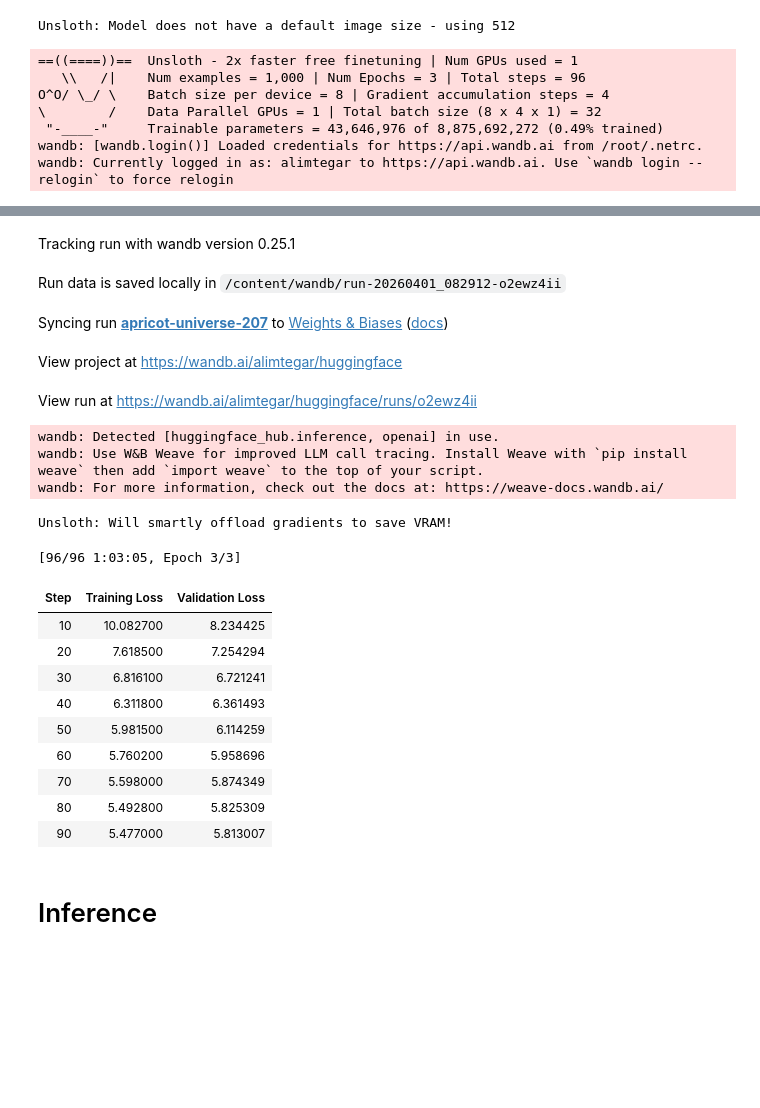
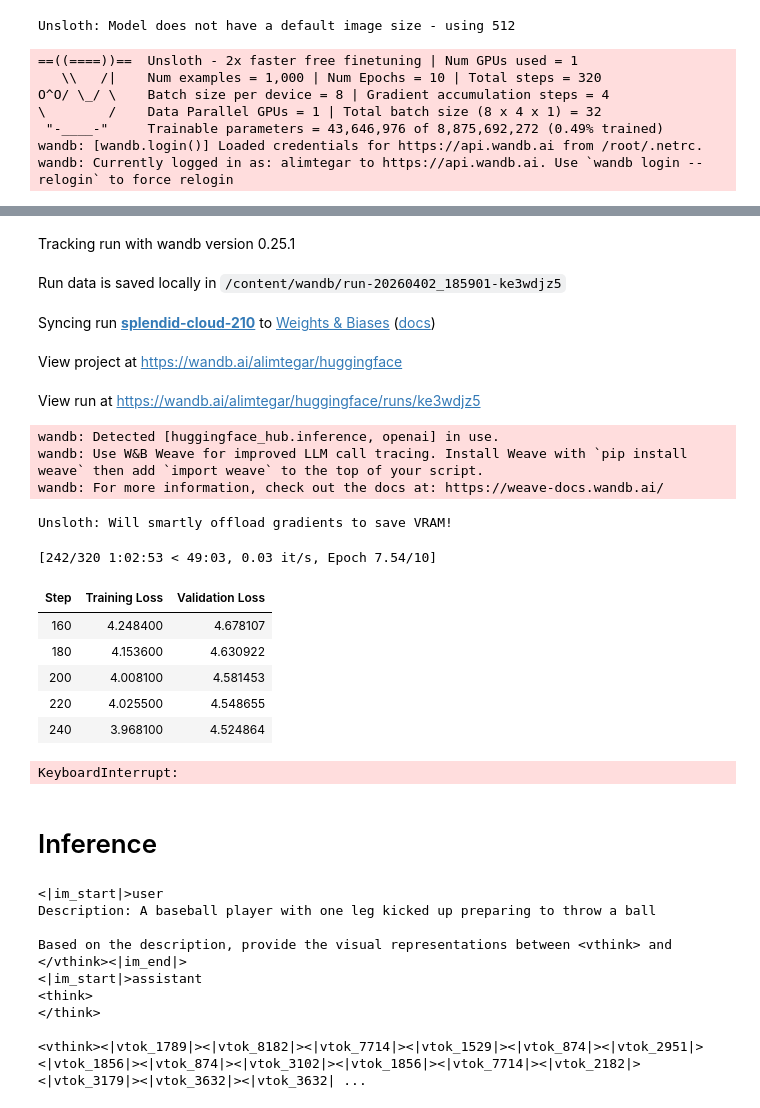
Before and after one commit to alxxtexxr/BVIR, a Jupyter notebook: sft.ipynb, the cells around one changed output, grey strips where cells are left out. Cells and saved outputs as stored; diff of their text form; code cells hidden in the pictures; blank space fills up the shorter version.

Commit message:
SFT for 7 epochs

```diff
--- a/sft.ipynb
+++ b/sft.ipynb
@@ -154,7 +156,7 @@ os.environ['PYTORCH_CUDA_ALLOC_CONF'] = ''
 # Model
 # %%
 model, tokenizer = FastVisionModel.from_pretrained(
-    model_name = MODEL_ID,
+    model_name = model_name,
     load_in_4bit = True, # Use 4bit to reduce memory use. False for 16-bit LoRA.
     use_gradient_checkpointing = 'unsloth', # True or 'unsloth' for long context
     # use_gradient_checkpointing = False,
@@ -231,19 +240,24 @@ Dataset({
     num_rows: 125
 })
 # %%
+VTHINK_START = "<vthink>"
+VTHINK_END = "</vthink>"
+
 def convert_to_conversation(sample):
     conversation = [
         {
             "role": "user",
             "content" : [
-                {"type" : "text",  "text"  : sample['caption']},
+                {
+                    "type" : "text",
+                    "text": f"Description: {sample['caption']}\n\nBased on the description, provide the visual representations between {VTHINK_START} and {VTHINK_END}"},
                 # {"type" : "image", "image" : sample["image"]},
             ],
         },
         {
             "role" : "assistant",
             "content" : [
-                {"type" : "text",  "text"  : sample["image_serialized"]},
+                {"type" : "text",  "text"  : f"<vthink>{sample['image_serialized']}</vthink>"},
             ],
         },
     ]
@@ -266,7 +280,7 @@ Validation dataset sample:
 FastVisionModel.for_inference(model) # Enable for inference!
 
 image = None
-instruction = "Several slices of bread with side salads on a table."
+instruction = val_dataset[0]['messages'][0]['content'][0]['text']
 
 messages = [
     {"role": "user", "content": [
@@ -300,6 +315,8 @@ Here’s a vivid description of the scene:
 # %% [markdown]
 # Training
 # %%
+from transformers import EarlyStoppingCallback
+
 from unsloth.trainer import UnslothVisionDataCollator
 from trl import SFTTrainer, SFTConfig
 
@@ -308,7 +325,7 @@ FastVisionModel.for_training(model) # Enable for training!
 trainer = SFTTrainer(
     model = model,
     tokenizer = tokenizer,
-    data_collator = UnslothVisionDataCollator(model, tokenizer), # Must use!
+    data_collator = UnslothVisionDataCollator(model, tokenizer),
     train_dataset = train_dataset,
     eval_dataset = val_dataset,
     args = SFTConfig(
@@ -319,7 +336,7 @@ trainer = SFTTrainer(
         gradient_accumulation_steps = 4,
 
         # max_steps = 50, # For testing
-        num_train_epochs = 3, # Set this instead of max_steps for full training runs
+        num_train_epochs = 10, # Set this instead of max_steps for full training runs
         warmup_ratio=0.05,
         # warmup_steps = 5,
         learning_rate = 2e-4,
@@ -330,7 +347,7 @@ trainer = SFTTrainer(
 
         # Validation arguments
         eval_strategy='steps',
-        eval_steps=10,
+        eval_steps=20,
 
         # Logging arguments
         logging_strategy='steps',
@@ -347,12 +364,13 @@ trainer = SFTTrainer(
         # With load_best_model_at_end=True, your save_strategy will be ignored and default to eval_strategy.
         # So you will find one checkpoint at the end of each epoch.
         # https://discuss.huggingface.co/t/trainer-not-saving-after-save-steps/5464
-        # load_best_model_at_end=True,
+        load_best_model_at_end=True,
+        metric_for_best_model = "eval_loss",
+        greater_is_better = False,
 
         output_dir=project_name,
         hub_model_id=hub_model_id,
         push_to_hub=True,
-
         hub_strategy='all_checkpoints',
         hub_always_push=True,
 
@@ -362,47 +380,50 @@ trainer = SFTTrainer(
         dataset_kwargs = {"skip_prepare_dataset": True},
         max_length = 1024,
     ),
+    callbacks = [
+        EarlyStoppingCallback(
+            early_stopping_patience = 2,
+            early_stopping_threshold = 0.001,
+        )
+    ]
 )
 # %% [output]
 Unsloth: Model does not have a default image size - using 512
 # %%
-trainer_stats = trainer.train()
+trainer_stats = trainer.train(resume_from_checkpoint=resume_from_checkpoint)
 # %% [output]
 ==((====))==  Unsloth - 2x faster free finetuning | Num GPUs used = 1
-   \\   /|    Num examples = 1,000 | Num Epochs = 3 | Total steps = 96
+   \\   /|    Num examples = 1,000 | Num Epochs = 10 | Total steps = 320
 O^O/ \_/ \    Batch size per device = 8 | Gradient accumulation steps = 4
 \        /    Data Parallel GPUs = 1 | Total batch size (8 x 4 x 1) = 32
  "-____-"     Trainable parameters = 43,646,976 of 8,875,692,272 (0.49% trained)
 wandb: [wandb.login()] Loaded credentials for https://api.wandb.ai from /root/.netrc.
 wandb: Currently logged in as: alimtegar to https://api.wandb.ai. Use `wandb login --relogin` to force relogin
 [interactive output not drawn]
 Tracking run with wandb version 0.25.1
-Run data is saved locally in /content/wandb/run-20260401_082912-o2ewz4ii
+Run data is saved locally in /content/wandb/run-20260402_185901-ke3wdjz5
-Syncing run apricot-universe-207 to Weights & Biases (docs)
+Syncing run splendid-cloud-210 to Weights & Biases (docs)
 View project at https://wandb.ai/alimtegar/huggingface
-View run at https://wandb.ai/alimtegar/huggingface/runs/o2ewz4ii
+View run at https://wandb.ai/alimtegar/huggingface/runs/ke3wdjz5
 wandb: Detected [huggingface_hub.inference, openai] in use.
 wandb: Use W&B Weave for improved LLM call tracing. Install Weave with `pip install weave` then add `import weave` to the top of your script.
 wandb: For more information, check out the docs at: https://weave-docs.wandb.ai/
 Unsloth: Will smartly offload gradients to save VRAM!
-[96/96 1:03:05, Epoch 3/3]
+[242/320 1:02:53 < 49:03, 0.03 it/s, Epoch 7.54/10]
 | Step | Training Loss | Validation Loss |
-| 10 | 10.082700 | 8.234425 |
-| 20 | 7.618500 | 7.254294 |
-| 30 | 6.816100 | 6.721241 |
-| 40 | 6.311800 | 6.361493 |
-| 50 | 5.981500 | 6.114259 |
-| 60 | 5.760200 | 5.958696 |
-| 70 | 5.598000 | 5.874349 |
-| 80 | 5.492800 | 5.825309 |
-| 90 | 5.477000 | 5.813007 |
+| 160 | 4.248400 | 4.678107 |
+| 180 | 4.153600 | 4.630922 |
+| 200 | 4.008100 | 4.581453 |
+| 220 | 4.025500 | 4.548655 |
+| 240 | 3.968100 | 4.524864 |
+KeyboardInterrupt:
 # %% [markdown]
 # Inference
 # %%
 FastVisionModel.for_inference(model) # Enable for inference!
 
 image = None
-instruction = "Several slices of bread with side salads on a table."
+instruction = val_dataset[0]['messages'][0]['content'][0]['text']
 
 messages = [
     {"role": "user", "content": [
@@ -417,3 +438,20 @@ inputs = tokenizer(
     add_special_tokens = False,
     return_tensors = "pt",
 ).to("cuda")
+
+from transformers import TextStreamer
+text_streamer = TextStreamer(tokenizer, skip_prompt = False)
+outputs = model.generate(**inputs,
+                   streamer = text_streamer,
+                   max_new_tokens = 512,
+                   use_cache = True, temperature = 1.5, min_p = 0.1)
+# %% [output]
+<|im_start|>user
+Description: A baseball player with one leg kicked up preparing to throw a ball
+
+Based on the description, provide the visual representations between <vthink> and </vthink><|im_end|>
+<|im_start|>assistant
+<think>
+</think>
+
+<vthink><|vtok_1789|><|vtok_8182|><|vtok_7714|><|vtok_1529|><|vtok_874|><|vtok_2951|><|vtok_1856|><|vtok_874|><|vtok_3102|><|vtok_1856|><|vtok_7714|><|vtok_2182|><|vtok_3179|><|vtok_3632|><|vtok_3632| ...
```
Also changed, not shown: parts of 10 cells of this notebook.
